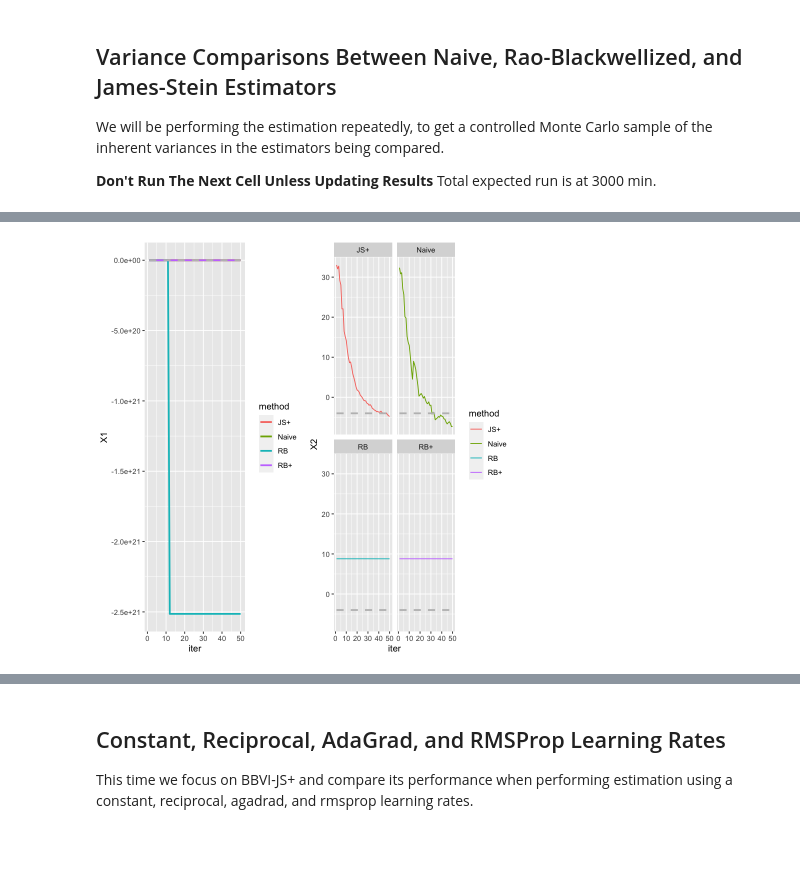
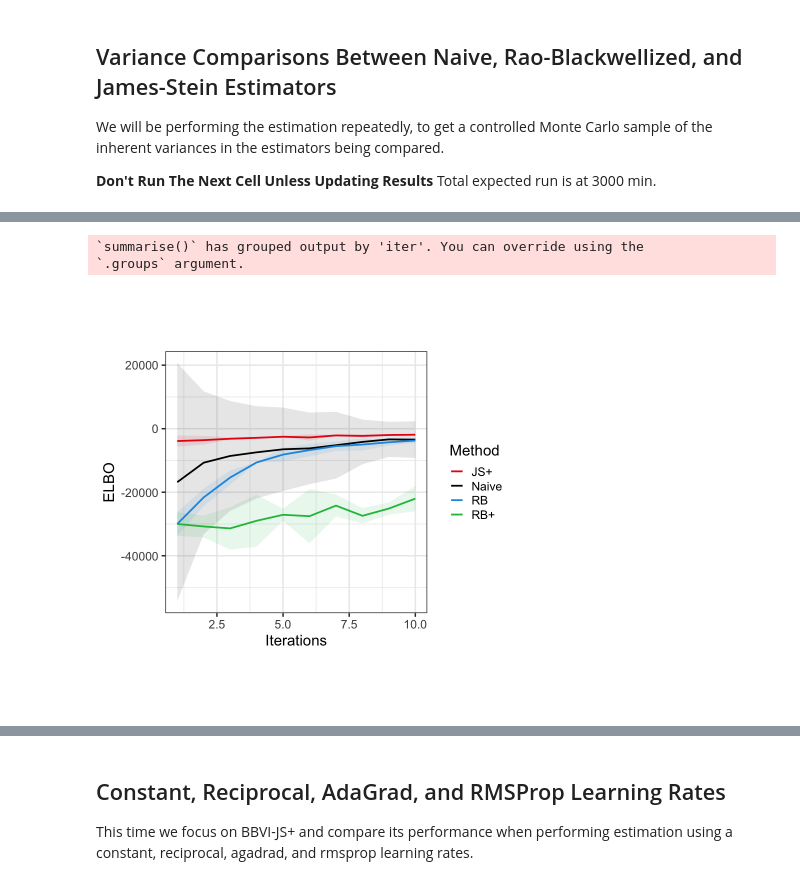
Before and after one commit to dominicdayta/jsbbvi, a Jupyter notebook: variance-comparisons.ipynb, the cells around one changed output, grey strips where cells are left out. Cells and saved outputs as stored; diff of their text form; code cells hidden in the pictures; blank space fills up the shorter version.

```diff
--- a/variance-comparisons.ipynb
+++ b/variance-comparisons.ipynb
@@ -91,13 +118,0 @@ p1
-# %%
-all.efficiencies <- NULL
-for(k in 2:6){
-    this.var <- all.variances[all.variances$K == k, ]
-    this.var$Var <- exp(this.var$logVar)
-    this.var$Eff <- 1
-    this.var$Eff[2:4] <- 100 * this.var$Var[2:4]/this.var$Var[1]
-    all.efficiencies <- rbind(all.efficiencies, this.var)
-}
-
-all.efficiencies %>%
-    mutate(Var = round(Var, 2), Eff = round(Eff,2)) %>%
-    select(K, method, Var, Eff)
@@ -189,4 +175,21 @@ p4 <- means %>%
-# %%
-grid.arrange(p3, p4, nrow = 1)
-# %% [output]
-[figure, removed]
+# %%
+all.elbo <- readRDS("Outputs/all_elbo.RDS")
+
+p2 <- all.elbo %>%
+    group_by(iter, method) %>%
+    summarise(mean = mean(elbo), sd = sd(elbo)) %>%
+    ggplot(aes(iter, mean, fill = method)) +
+    geom_ribbon(data = elbo.iters, aes(ymin = mean - 2 * sd, ymax = mean + 2 * sd, group = method), alpha = 0.1) +
+    geom_line(data = elbo.iters, aes(color = method), linewidth = 1) +
+    scale_fill_manual(values = group.colors, guide = "none") +
+    scale_color_manual(values = group.colors, name = "Method") +
+    labs(x = "Iterations", y = "ELBO") +
+    theme_bw(base_size=18) +
+    theme(aspect.ratio = 1)
+
+options(repr.plot.width = 7, repr.plot.height = 7)
+p2
+# %% [output]
+`summarise()` has grouped output by 'iter'. You can override using the
+`.groups` argument.
+[figure, added]
```
Also changed, not shown: parts of 13 cells of this notebook, 4 other files.
